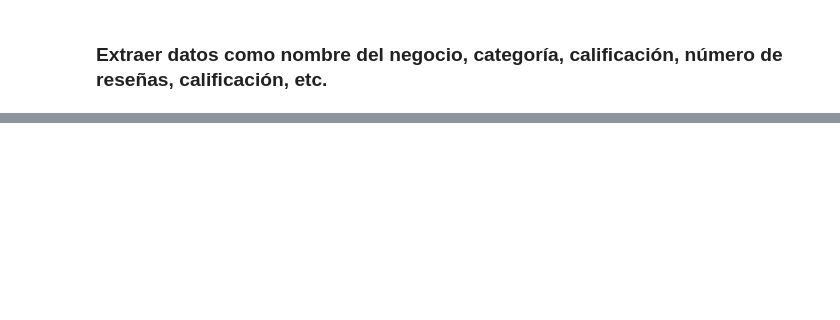
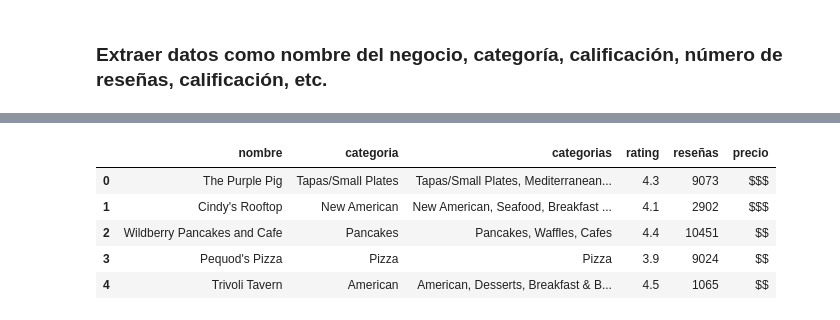
Before and after one commit to pachecobravo/ProyectoM1_Christian_Pacheco, a Jupyter notebook: Avances_Notebooks/Avance_2_API_Yelp.ipynb, the cells around one changed output, grey strips where cells are left out. Cells and saved outputs as stored; diff of their text form; code cells hidden in the pictures; blank space fills up the shorter version.

Commit message:
Extraccion de Datos Yelp

```diff
--- a/Avances_Notebooks/Avance_2_API_Yelp.ipynb
+++ b/Avances_Notebooks/Avance_2_API_Yelp.ipynb
@@ -115,0 +132,33 @@ df_yelp.head()
+# %%
+# 1 Definimos las columnas
+columnas = ["nombre", "categoria", "categorias", "rating", "reseñas", "precio"]
+
+# 2 Creamos una lista vacía
+datos = []
+
+# 3 Recorremos los 200 negocios
+for negocio in negocios:
+    # 4 Extraemos los datos
+    nombre = negocio["name"]
+    lista_categorias = [c["title"] for c in negocio["categories"]]
+    categoria = lista_categorias[0]               # categoría principal
+    categorias = ", ".join(lista_categorias)      # todas las categorías, separadas por coma
+    rating = negocio["rating"]
+    reseñas = negocio["review_count"]
+    precio = negocio.get("price")
+
+    # 5 Guardamos los datos
+    datos.append([nombre, categoria, categorias, rating, reseñas, precio])
+
+# 6 Creamos el DataFrame
+df_yelp = pd.DataFrame(datos, columns=columnas)
+
+# 7 Visualizamos las primeras filas
+df_yelp.head()
+# %% [output]
+|  | nombre | categoria | categorias | rating | reseñas | precio |
+| 0 | The Purple Pig | Tapas/Small Plates | Tapas/Small Plates, Mediterranean... | 4.3 | 9073 | $$$ |
+| 1 | Cindy's Rooftop | New American | New American, Seafood, Breakfast ... | 4.1 | 2902 | $$$ |
+| 2 | Wildberry Pancakes and Cafe | Pancakes | Pancakes, Waffles, Cafes | 4.4 | 10451 | $$ |
+| 3 | Pequod's Pizza | Pizza | Pizza | 3.9 | 9024 | $$ |
+| 4 | Trivoli Tavern | American | American, Desserts, Breakfast & B... | 4.5 | 1065 | $$ |
```
Also changed, not shown: parts of 24 cells of this notebook.
